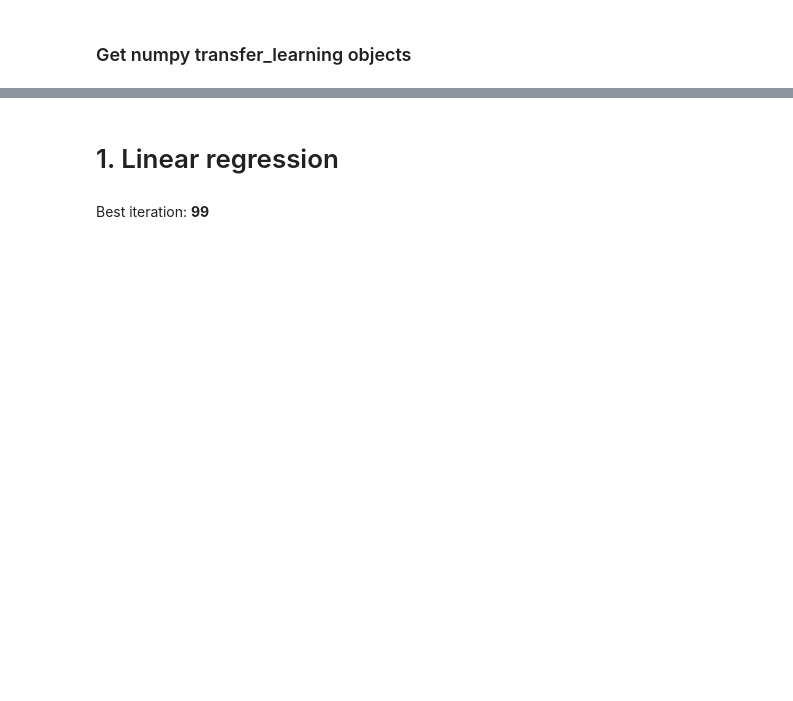
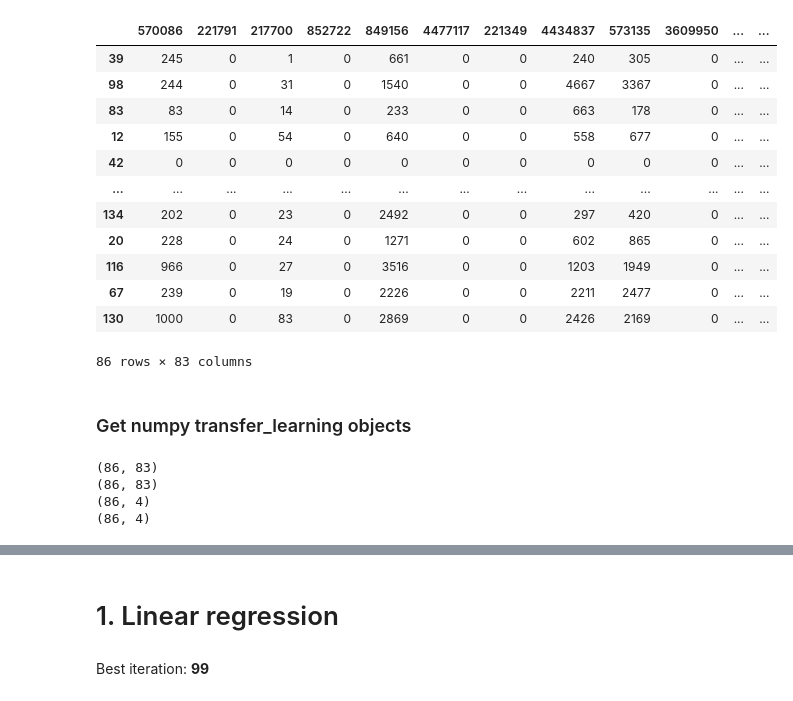
Before and after one commit to jorgemf/DeepLatentMicrobiome, a Jupyter notebook: model_LRandDense_transferLearningMaarastawi2018_order.ipynb, the cells around one changed output, grey strips where cells are left out. Drawn from its saved outputs; the diff is of its cells as text; code cells hidden in the pictures; blank space fills up the shorter version.

```diff
--- a/model_LRandDense_transferLearningMaarastawi2018_order.ipynb
+++ b/model_LRandDense_transferLearningMaarastawi2018_order.ipynb
@@ -59,3 +80,19 @@ Tª:70.4076923076923
+# %%
+df_microbioma_transfer_learning_train
+# %% [output]
+|  | 570086 | 221791 | 217700 | 852722 | 849156 | 4477117 | 221349 | 4434837 | 573135 | 3609950 | ... | ... |
+| 39 | 245 | 0 | 1 | 0 | 661 | 0 | 0 | 240 | 305 | 0 | ... | ... |
+| 98 | 244 | 0 | 31 | 0 | 1540 | 0 | 0 | 4667 | 3367 | 0 | ... | ... |
+| 83 | 83 | 0 | 14 | 0 | 233 | 0 | 0 | 663 | 178 | 0 | ... | ... |
+| 12 | 155 | 0 | 54 | 0 | 640 | 0 | 0 | 558 | 677 | 0 | ... | ... |
+| 42 | 0 | 0 | 0 | 0 | 0 | 0 | 0 | 0 | 0 | 0 | ... | ... |
+| ... | ... | ... | ... | ... | ... | ... | ... | ... | ... | ... | ... | ... |
+| 134 | 202 | 0 | 23 | 0 | 2492 | 0 | 0 | 297 | 420 | 0 | ... | ... |
+| 20 | 228 | 0 | 24 | 0 | 1271 | 0 | 0 | 602 | 865 | 0 | ... | ... |
+| 116 | 966 | 0 | 27 | 0 | 3516 | 0 | 0 | 1203 | 1949 | 0 | ... | ... |
+| 67 | 239 | 0 | 19 | 0 | 2226 | 0 | 0 | 2211 | 2477 | 0 | ... | ... |
+| 130 | 1000 | 0 | 83 | 0 | 2869 | 0 | 0 | 2426 | 2169 | 0 | ... | ... |
+86 rows × 83 columns
 # %% [markdown]
 ### Get numpy transfer_learning objects
 # %%
@@ -63,3 +100,13 @@ data_microbioma_transfer_learning_train = df_microbioma_transfer_learning_train.
 data_microbioma_transfer_learning_test = df_microbioma_transfer_learning_test.to_numpy(dtype=np.float32)
 data_domain_transfer_learning_train = df_domain_transfer_learning_train.to_numpy(dtype=np.float32)
 data_domain_transfer_learning_test = df_domain_transfer_learning_test.to_numpy(dtype=np.float32)
+# %%
+print(df_microbioma_transfer_learning_train.shape)
+print(data_microbioma_transfer_learning_train.shape)
+print(data_domain_transfer_learning_train.shape)
+print(df_domain_transfer_learning_train.shape)
+# %% [output]
+(86, 83)
+(86, 83)
+(86, 4)
+(86, 4)
```
Also changed, not shown: parts of 61 cells of this notebook, 12 other files.
